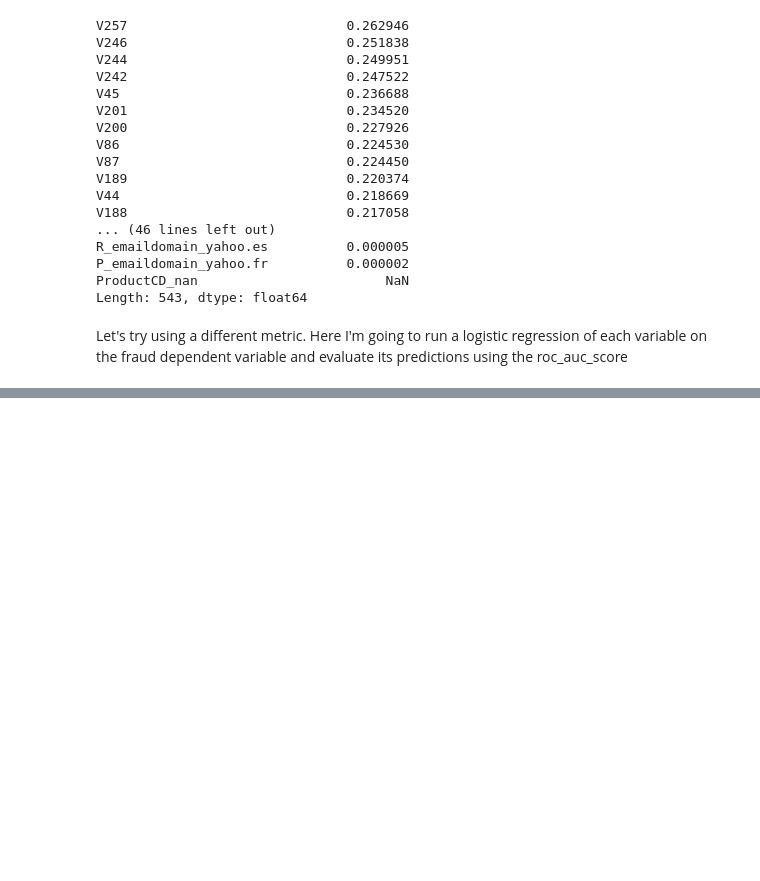
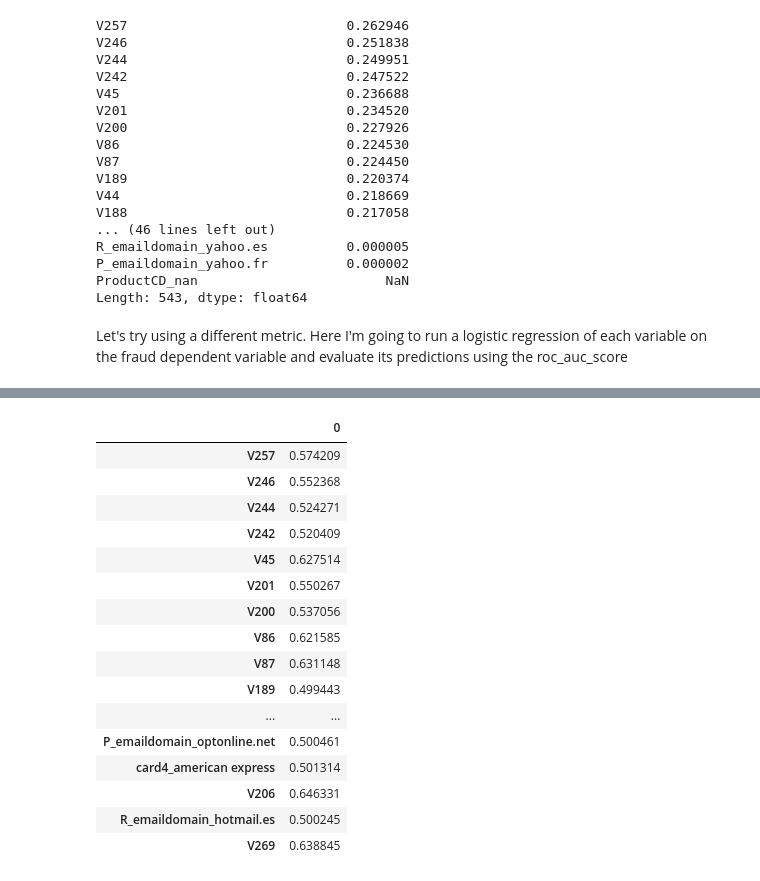
Before and after one commit to hxyue1/Fraud-Detection, a Jupyter notebook: Correlations.ipynb, the cells around one changed output, grey strips where cells are left out. Saved outputs shown, nothing was run; the diff lists cells and outputs as text; code cells hidden in the pictures; blank space fills up the shorter version.

```diff
--- a/Correlations.ipynb
+++ b/Correlations.ipynb
@@ -98,15 +98,17 @@ from sklearn import model_selection as ms
 from sklearn.metrics import make_scorer
 from sklearn.linear_model import LogisticRegression
 # %%
-cols = ['V257','V246','V244','P_emaildomain_yahoo.fr']
+cols = abs(transaction_corrs).sort_values(ascending=False).index
 fraud_log = LogisticRegression(solver='sag')
 
 scores = []
-for col in abs(transaction_corrs).sort_values(ascending=False).index[0:20]:
+for col in cols:
     fraud_log_fit = fraud_log.fit(X=train_transaction[col].values.reshape(-1, 1),y=train_transaction['isFraud'])
     preds = fraud_log_fit.predict_proba(X=train_transaction[col].values.reshape(-1, 1))
     score = roc_auc_score(train_transaction['isFraud'], preds[:,1])
     scores.append(score)
 
+scores = pd.DataFrame(data=scores, index=cols)
+
 print(scores)
 # %% [output]
@@ -113,0 +132,20 @@ print(scores)
+# %%
+scores
+# %% [output]
+|  | 0 |
+| V257 | 0.574209 |
+| V246 | 0.552368 |
+| V244 | 0.524271 |
+| V242 | 0.520409 |
+| V45 | 0.627514 |
+| V201 | 0.550267 |
+| V200 | 0.537056 |
+| V86 | 0.621585 |
+| V87 | 0.631148 |
+| V189 | 0.499443 |
+| ... | ... |
+| P_emaildomain_optonline.net | 0.500461 |
+| card4_american express | 0.501314 |
+| V206 | 0.646331 |
+| R_emaildomain_hotmail.es | 0.500245 |
+| V269 | 0.638845 |
```
Also changed, not shown: parts of 1 cell of this notebook.
